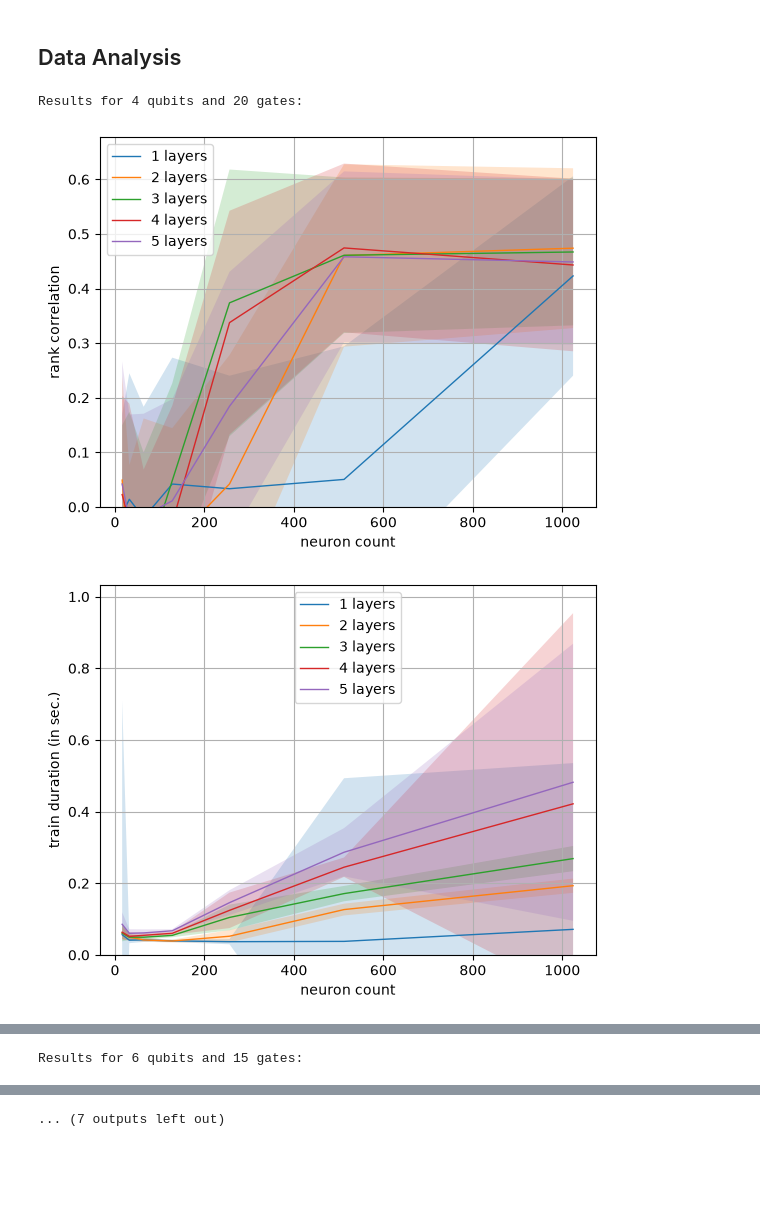
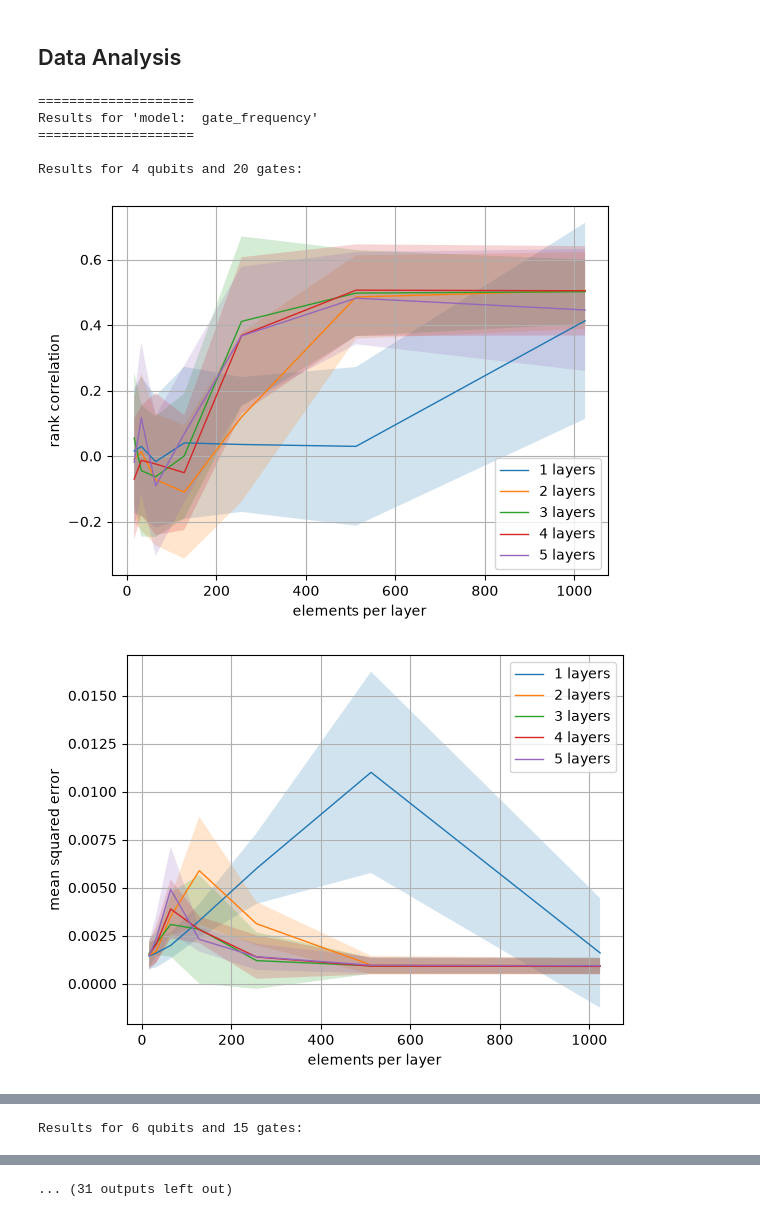
Before and after one commit to westoun/surrogate-assisted-qcs, a Jupyter notebook: evaluation/architecture_search/analysis.ipynb, the cells around one changed output, grey strips where cells are left out. Saved outputs shown, nothing was run; the diff lists cells and outputs as text; code cells hidden in the pictures; blank space fills up the shorter version.

```diff
--- a/evaluation/architecture_search/analysis.ipynb
+++ b/evaluation/architecture_search/analysis.ipynb
@@ -125,19 +117,19 @@ def plot_train_memory_as_lines(df: pd.DataFrame, target_path: str = None, plot_s
     for layer_count in df["layer_count"].unique():
         rel_df = df[df["layer_count"] == layer_count]
 
-        ax.plot(rel_df["neuron_count"], rel_df["median_train_memory"], label=f"{layer_count} layers", linewidth=1)
+        ax.plot(rel_df["elements_per_layer"], rel_df["median_train_memory"], label=f"{layer_count} layers", linewidth=1)
 
         if plot_std:
             lower_bound = rel_df["median_train_memory"] - rel_df["stdev_train_memory"]
             upper_bound = rel_df["median_train_memory"] + rel_df["stdev_train_memory"]
             ax.fill_between(
-                rel_df["neuron_count"], lower_bound, upper_bound, alpha=0.2
+                rel_df["elements_per_layer"], lower_bound, upper_bound, alpha=0.2
             )
 
     if anchor_yaxis:
             ax.set_ylim(0)
 
-    ax.set_xlabel("neuron count")
+    ax.set_xlabel("elements per layer")
     ax.set_ylabel("train memory (in byte)")
 
     plt.grid()
@@ -155,19 +147,19 @@ def plot_inference_time_as_lines(df: pd.DataFrame, target_path: str = None, plot
     for layer_count in df["layer_count"].unique():
         rel_df = df[df["layer_count"] == layer_count]
 
-        ax.plot(rel_df["neuron_count"], rel_df["median_inference_time"], label=f"{layer_count} layers", linewidth=1)
+        ax.plot(rel_df["elements_per_layer"], rel_df["median_inference_time"], label=f"{layer_count} layers", linewidth=1)
 
         if plot_std:
             lower_bound = rel_df["median_inference_time"] - rel_df["stdev_inference_time"]
             upper_bound = rel_df["median_inference_time"] + rel_df["stdev_inference_time"]
             ax.fill_between(
-                rel_df["neuron_count"], lower_bound, upper_bound, alpha=0.2
+                rel_df["elements_per_layer"], lower_bound, upper_bound, alpha=0.2
             )
 
     if anchor_yaxis:
             ax.set_ylim(0)
 
-    ax.set_xlabel("neuron count")
+    ax.set_xlabel("elements per layer")
     ax.set_ylabel("inference duration (in sec.)")
 
     plt.grid()
@@ -185,19 +177,19 @@ def plot_inference_memory_as_lines(df: pd.DataFrame, target_path: str = None, pl
     for layer_count in df["layer_count"].unique():
         rel_df = df[df["layer_count"] == layer_count]
 
-        ax.plot(rel_df["neuron_count"], rel_df["median_inference_memory"], label=f"{layer_count} layers", linewidth=1)
+        ax.plot(rel_df["elements_per_layer"], rel_df["median_inference_memory"], label=f"{layer_count} layers", linewidth=1)
 
         if plot_std:
             lower_bound = rel_df["median_inference_memory"] - rel_df["stdev_inference_memory"]
             upper_bound = rel_df["median_inference_memory"] + rel_df["stdev_inference_memory"]
             ax.fill_between(
-                rel_df["neuron_count"], lower_bound, upper_bound, alpha=0.2
+                rel_df["elements_per_layer"], lower_bound, upper_bound, alpha=0.2
             )
 
     if anchor_yaxis:
             ax.set_ylim(0)
 
-    ax.set_xlabel("neuron count")
+    ax.set_xlabel("elements per layer")
     ax.set_ylabel("inference memory (in byte)")
 
     plt.grid()
@@ -217,7 +209,7 @@ for column in data.columns:
         column: column.strip().replace(" ", "_")
     })
 # %%
-grouped_data = data.groupby(["qubit_num", "gate_count", "layer_count", "neuron_count"])
+grouped_data = data.groupby(["qubit_num", "gate_count", "model", "layer_count", "elements_per_layer"])
 
 mean_rank_correlation = grouped_data["rank_correlation"].mean()
 median_rank_correlation = grouped_data["rank_correlation"].median()
@@ -265,27 +263,34 @@ data = pd.concat(
 # %%
-qubit_nums = data["qubit_num"].unique()
-qubit_nums = sorted(qubit_nums)
+for model in data["model"].unique():
 
-gate_counts = data["gate_count"].unique()
-gate_counts = sorted(gate_counts)
+    print("\n" + "=" * 20)
+    print(f"Results for 'model: {model}'")
+    print("=" * 20)
 
-for qubit_num in qubit_nums:
 
-    for gate_count in gate_counts:
-        rel_data = data[
-            (data["qubit_num"] == qubit_num) & (data["gate_count"] == gate_count)
-        ]
+    for qubit_num in qubit_nums:
 
-        if len(rel_data) == 0:
-            continue
+        for gate_count in gate_counts:
 
-        printb(f"\nResults for {qubit_num} qubits and {gate_count} gates:")
-        plot_rank_correlation_as_lines(rel_data, target_path=f"results/as_{qubit_num}q{gate_count}g_rank_correlations.png")
-        plot_train_time_as_lines(rel_data, target_path=f"results/as_{qubit_num}q{gate_count}g_train_time.png")
-        plot_inference_time_as_lines(rel_data, target_path=f"results/as_{qubit_num}q{gate_count}g_inference_time.png")
-        plot_train_memory_as_lines(rel_data, anchor_yaxis=False)
-        plot_inference_memory_as_lines(rel_data, anchor_yaxis=False)
+            rel_data = data[
+                (data["qubit_num"] == qubit_num) & (data["gate_count"] == gate_count) & (data["model"] == model)
+            ]
+
+            if len(rel_data) == 0:
+                continue
+
+            print(f"\nResults for {qubit_num} qubits and {gate_count} gates:")
+            plot_rank_correlation_as_lines(rel_data, target_path=f"results/as_{model}_{qubit_num}q{gate_count}g_rank_correlations.png", anchor_yaxis=False)
+            plot_mse_as_lines(rel_data, target_path=f"results/as_{model}_{qubit_num}q{gate_count}g_mse.png", anchor_yaxis=False)
+            plot_train_time_as_lines(rel_data, target_path=f"results/as_{model}_{qubit_num}q{gate_count}g_train_time.png")
+            plot_inference_time_as_lines(rel_data, target_path=f"results/as_{model}_{qubit_num}q{gate_count}g_inference_time.png")
+            plot_train_memory_as_lines(rel_data, anchor_yaxis=False)
+            plot_inference_memory_as_lines(rel_data, anchor_yaxis=False)
 # %% [output]
+====================
+Results for 'model:  gate_frequency'
+====================
+
 Results for 4 qubits and 20 gates:
-[figure, old version]
+[figure, new version]
-[figure, old version]
+[figure, new version]
@@ -301 +306 @@ Results for 6 qubits and 15 gates:
-... (7 outputs left out)
+... (31 outputs left out)
```
Also changed, not shown: parts of 7 cells of this notebook, 2 other files.
